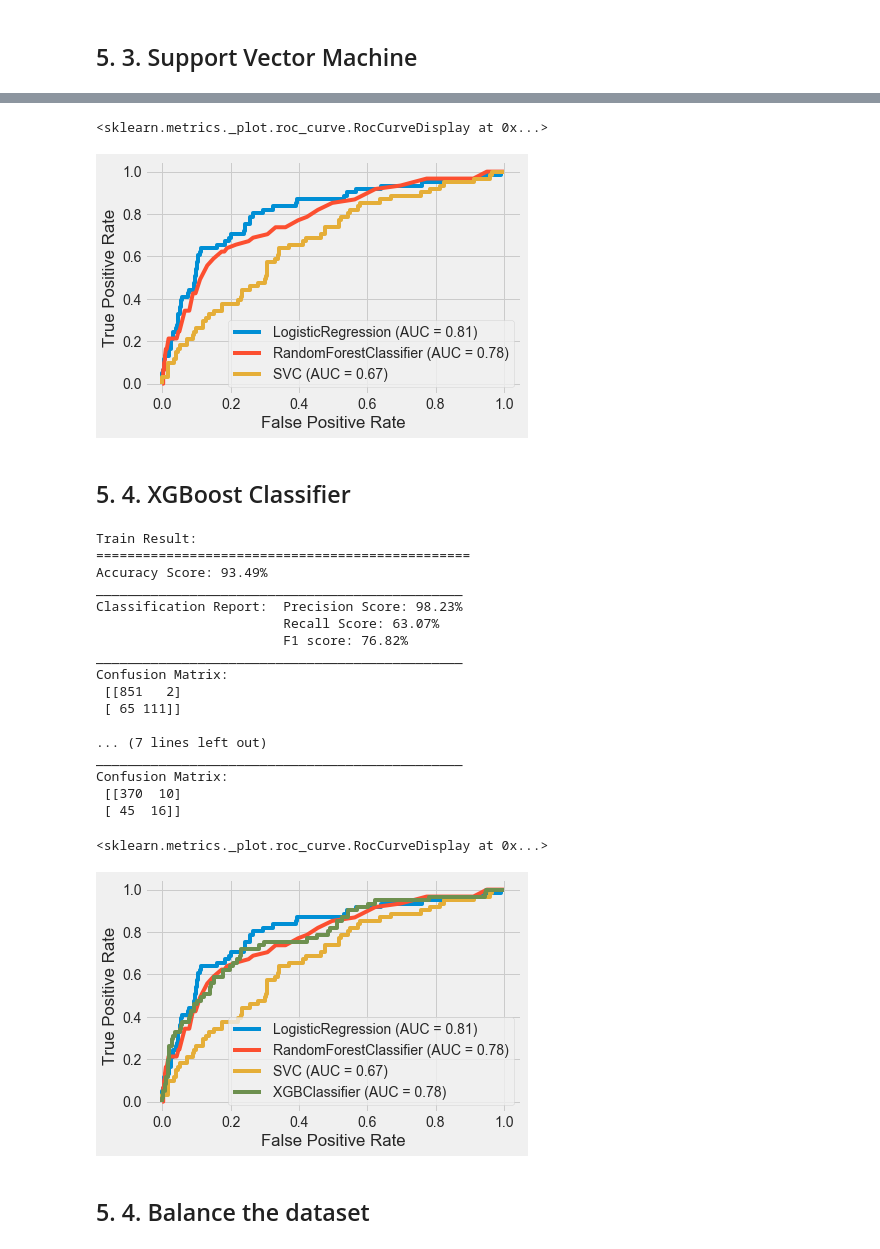
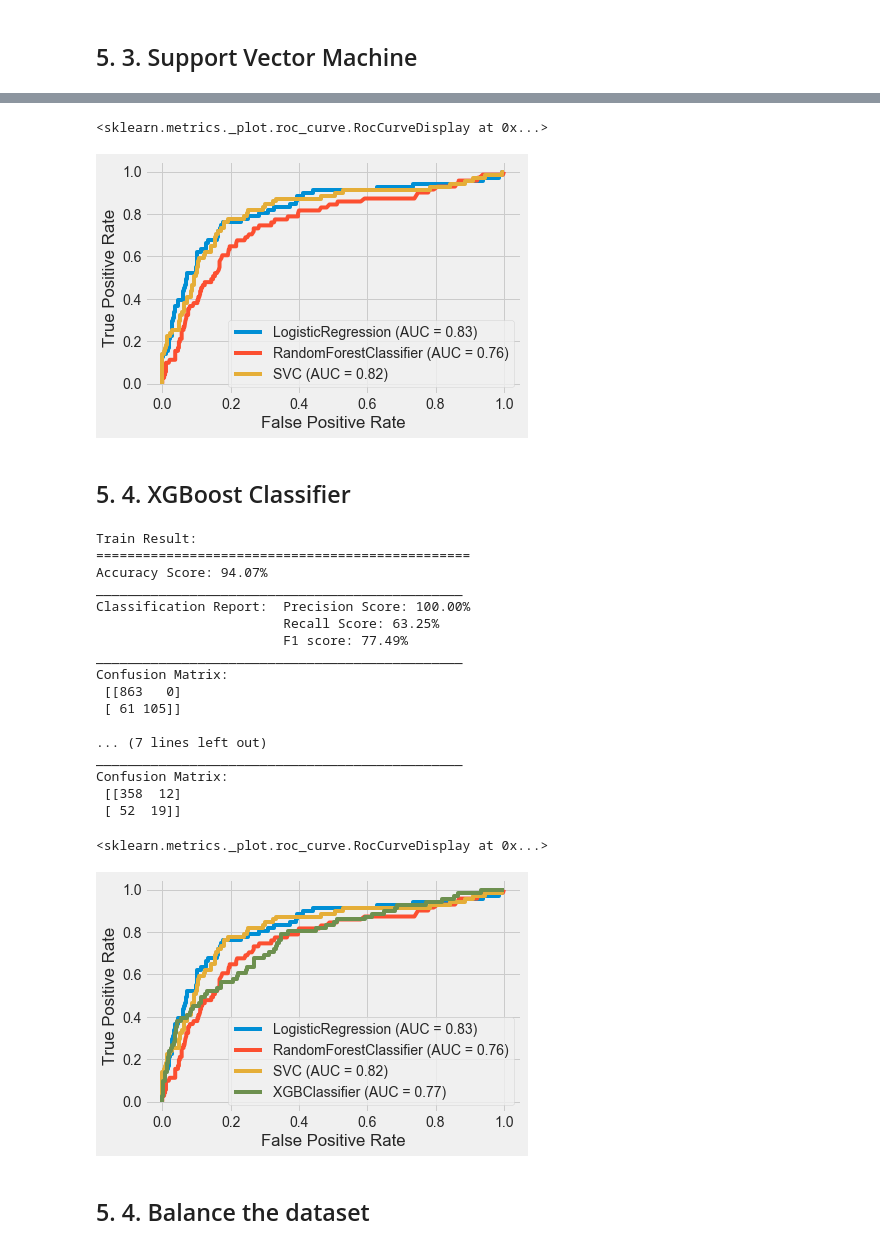
Before and after one commit to fares-ds/IBM_HR_Analytics_Employee_And_Performance, a Jupyter notebook: Employee_retention.ipynb, the cells around one changed output, grey strips where cells are left out. Saved outputs shown, nothing was run; the diff lists cells and outputs as text; code cells hidden in the pictures.

Commit message:
Scale the data + balance the target value distrbution between train and test

```diff
--- a/Employee_retention.ipynb
+++ b/Employee_retention.ipynb
@@ -325,8 +325,15 @@ data.drop('Attrition', axis=1).corrwith(data.Attrition).sort_values().plot(kind=
 # 5. Applying machine learning algorithms
 # %%
 from sklearn.model_selection import train_test_split
+from sklearn.preprocessing import StandardScaler
 
 X = data.drop('Attrition', axis=1)
 y = data.Attrition
 
-X_train, X_test, y_train, y_test = train_test_split(X, y, test_size=0.3, random_state=42)
+X_train, X_test, y_train, y_test = train_test_split(X, y, test_size=0.3, random_state=42,
+                                                    stratify=y)
+
+scaler = StandardScaler()
+X_train_std = scaler.fit_transform(X_train)
+X_test_std = scaler.transform(X_test)
+X_std = scaler.transform(X)
@@ -363,10 +398,10 @@ def print_score(clf, X_train, y_train, X_test, y_test, train=True):
 from sklearn.linear_model import LogisticRegression
 
 lr_classifier = LogisticRegression(solver='liblinear', penalty='l1')
-lr_classifier.fit(X_train, y_train)
+lr_classifier.fit(X_train_std, y_train)
 
-print_score(lr_classifier, X_train, y_train, X_test, y_test, train=True)
-print_score(lr_classifier, X_train, y_train, X_test, y_test, train=False)
+print_score(lr_classifier, X_train_std, y_train, X_test_std, y_test, train=True)
+print_score(lr_classifier, X_train_std, y_train, X_test_std, y_test, train=False)
 # %% [output]
 Train Result:
 ================================================
@@ -411,9 +437,10 @@ Leaving Rate: 17.10%
 # %%
 from sklearn.ensemble import RandomForestClassifier
 
-rand_forest = RandomForestClassifier(n_estimators=100,
-                                     oob_score=True,
-                                     class_weight={0:stay, 1:leave})
+rand_forest = RandomForestClassifier(n_estimators=1200,
+#                                      bootstrap=False,
+#                                      class_weight={0:stay, 1:leave}
+                                    )
 rand_forest.fit(X_train, y_train)
 
 print_score(rand_forest, X_train, y_train, X_test, y_test, train=True)
@@ -447,11 +474,11 @@ plot_roc_curve(rand_forest, X_test, y_test, ax=disp.ax_)
 # %%
 from sklearn.svm import SVC
 
-svc = SVC(kernel='linear', gamma=0.01, C=0.1)
-svc.fit(X_train, y_train)
+svc = SVC(kernel='linear')
+svc.fit(X_train_std, y_train)
 
-print_score(svc, X_train, y_train, X_test, y_test, train=True)
-print_score(svc, X_train, y_train, X_test, y_test, train=False)
+print_score(svc, X_train_std, y_train, X_test_std, y_test, train=True)
+print_score(svc, X_train_std, y_train, X_test_std, y_test, train=False)
 # %% [output]
 Train Result:
 ================================================
@@ -473,10 +500,10 @@ Confusion Matrix:
 # %%
-disp = plot_roc_curve(lr_classifier, X_test, y_test)
+disp = plot_roc_curve(lr_classifier, X_test_std, y_test)
 plot_roc_curve(rand_forest, X_test, y_test, ax=disp.ax_)
-plot_roc_curve(svc, X_test, y_test, ax=disp.ax_)
+plot_roc_curve(svc, X_test_std, y_test, ax=disp.ax_)
 # %% [output]
 <sklearn.metrics._plot.roc_curve.RocCurveDisplay at 0x...>
-[figure, old version]
+[figure, new version]
 # %% [markdown]
 ## 5. 4. XGBoost Classifier
 # %%
@@ -490,29 +517,29 @@ print_score(xgb_clf, X_train, y_train, X_test, y_test, train=False)
 # %% [output]
 Train Result:
 ================================================
-Accuracy Score: 93.49%
+Accuracy Score: 94.07%
 _______________________________________________
-Classification Report:  Precision Score: 98.23%
-                        Recall Score: 63.07%
-                        F1 score: 76.82%
+Classification Report:  Precision Score: 100.00%
+                        Recall Score: 63.25%
+                        F1 score: 77.49%
 _______________________________________________
 Confusion Matrix:
- [[851   2]
- [ 65 111]]
+ [[863   0]
+ [ 61 105]]
 
 ... (7 lines left out)
 _______________________________________________
 Confusion Matrix:
- [[370  10]
- [ 45  16]]
+ [[358  12]
+ [ 52  19]]
 # %%
-disp = plot_roc_curve(lr_classifier, X_test, y_test)
+disp = plot_roc_curve(lr_classifier, X_test_std, y_test)
 plot_roc_curve(rand_forest, X_test, y_test, ax=disp.ax_)
-plot_roc_curve(svc, X_test, y_test, ax=disp.ax_)
+plot_roc_curve(svc, X_test_std, y_test, ax=disp.ax_)
 plot_roc_curve(xgb_clf, X_test, y_test, ax=disp.ax_)
 # %% [output]
 <sklearn.metrics._plot.roc_curve.RocCurveDisplay at 0x...>
-[figure, old version]
+[figure, new version]
 # %% [markdown]
 ## 5. 4. Balance the dataset
 # %%
```
Also changed, not shown: parts of 10 cells of this notebook.
